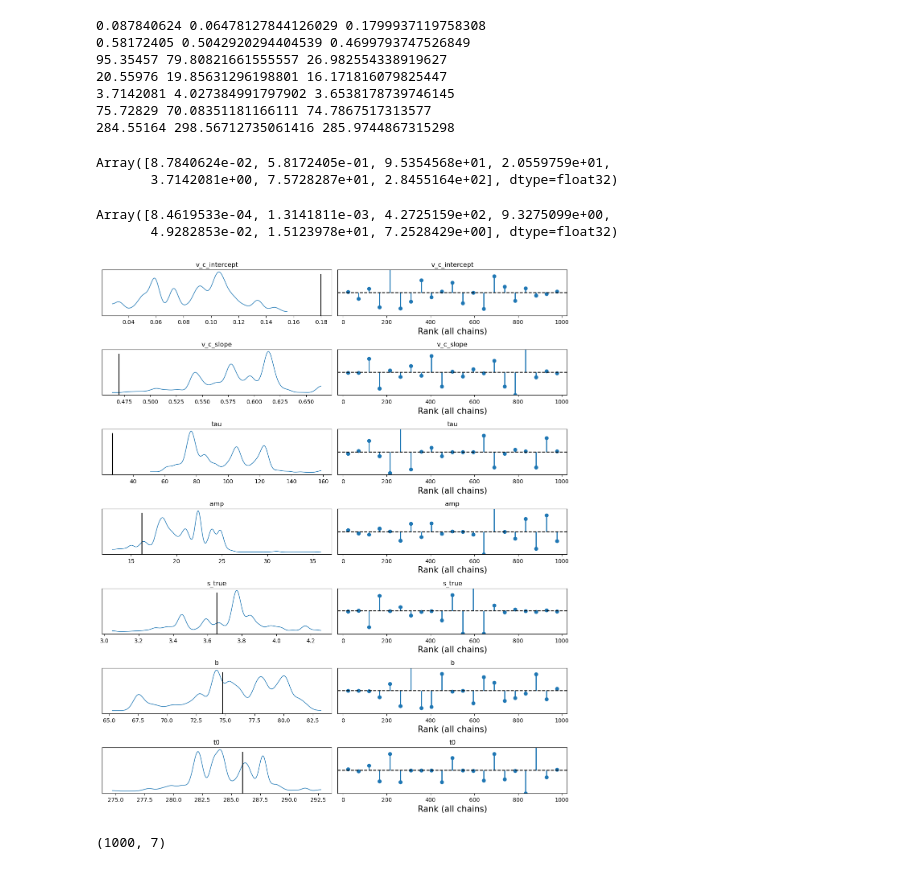
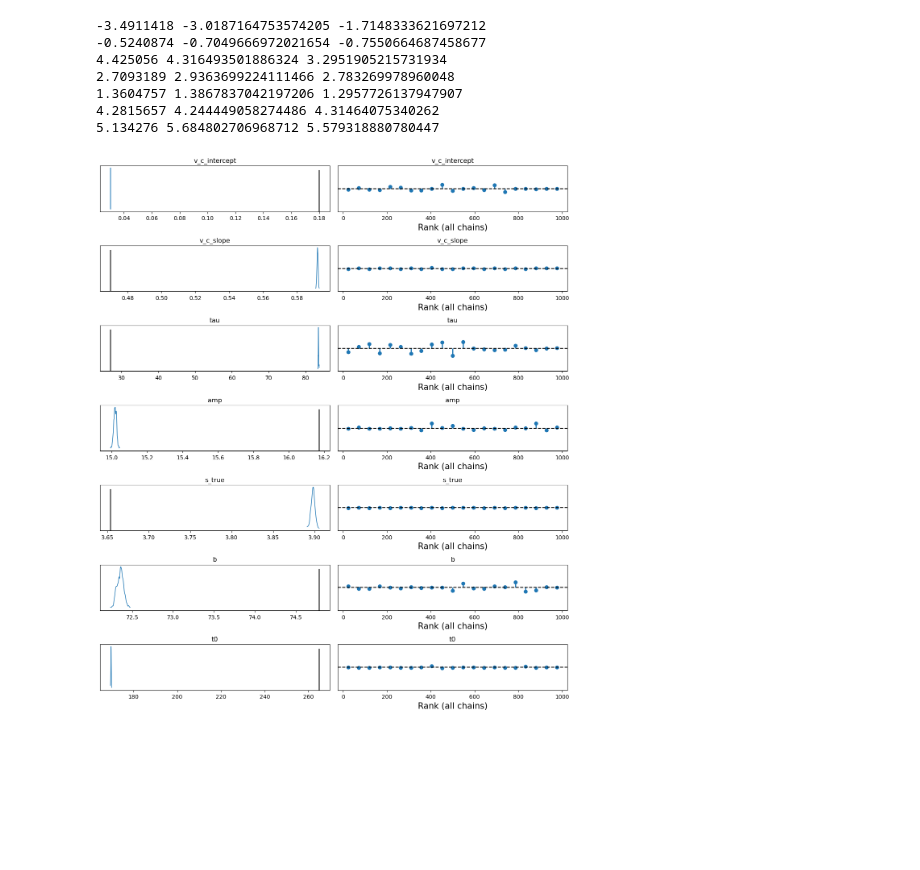
Before and after one commit to maltelueken/neural-race-model-estimation, a Jupyter notebook: nle_rdmc_sbc.ipynb, the cells around one changed output. Saved outputs shown, nothing was run; the diff lists cells and outputs as text; code cells hidden in the pictures; blank space fills up the shorter version.

```diff
--- a/nle_rdmc_sbc.ipynb
+++ b/nle_rdmc_sbc.ipynb
@@ -165,11 +189,9 @@ rng_key, warmup_key = jax.random.split(rng_key)
 
 init_position = sample_prior_particles(1, seed=2025)
 
-kernel_fun = blackjax.hmc
-
 kernel, last_state, warmup_parameters = warmup(
     kernel_fun,
-    model_nle(test_data, approximator),
+    ll_fun,
     init_position,
     500,
     warmup_key,
@@ -199,5 +222,8 @@ warmup_parameters
  'num_integration_steps': 100}
 # %%
+import blackjax.smc.resampling as resampling
+from blackjax.smc import extend_params
+
 hmc_parameters = dict(
     step_size=1e-2, inverse_mass_matrix=inv_mass_matrix, num_integration_steps=100
 )
@@ -207,7 +233,7 @@ tempered = blackjax.adaptive_tempered_smc(
     model_nle(test_data, approximator),
     kernel_fun.build_kernel(),
     kernel_fun.init,
-    extend_params(hmc_parameters),
+    extend_params(warmup_parameters),
     resampling.systematic,
     0.5,
     num_mcmc_steps=1,
@@ -217,6 +243,12 @@ rng_key, init_key, sample_key = jax.random.split(rng_key, 3)
 initial_smc_state = sample_prior_particles(n_samples, seed=2025)
 initial_smc_state = tempered.init(initial_smc_state)
 
-n_iter, smc_samples = smc_inference_loop(sample_key, tempered.step, initial_smc_state)
+num_chains = 1
+
+sample_keys = jax.random.split(sample_key, num_chains)
+
+# initial_smc_states = tempered.init([sample_prior_particles(n_samples, i) for i in np.arange(num_chains)])
+
+n_iter, smc_samples, smc_history = jax.vmap(smc_inference_loop, in_axes=(0, None, None))(sample_keys, tempered.step, initial_smc_state)
 print("Number of steps in the adaptive algorithm: ", n_iter.item())
 # %% [output]
@@ -223,0 +262,12 @@ Number of steps in the adaptive algorithm:  28
+# %%
+smc_history = jax.tree.map(lambda h: h[:, : n_iter[0] + 1], smc_history)
+# %%
+idata = az.from_dict(
+    posterior={k: v
+               for k, v in zip(param_names, np.moveaxis(smc_history.particles[0], (2, 0, 1), (0, 1, 2)))},)
+ax = az.plot_trace(idata, compact=True, kind="rank_vlines")
+
+for i, p in enumerate(np.log(prior_draws)):
+    ax[i, 0].axvline(p, 0, 0.9, color="k")
+
+plt.tight_layout()
@@ -224,44 +276,27 @@ Number of steps in the adaptive algorithm:  28
 # %%
-for p1, p2, p3 in zip(smc_samples.particles.mean(axis=0), initial_smc_state.particles.mean(axis=0), prior_draws):
+for p1, p2, p3 in zip(smc_samples.particles.mean(axis=(0, 1)), initial_smc_state.particles.mean(axis=0), np.log(prior_draws)):
     print(p1, p2, p3)
 # %% [output]
-0.087840624 0.06478127844126029 0.1799937119758308
-0.58172405 0.5042920294404539 0.4699793747526849
-95.35457 79.80821661555557 26.982554338919627
-20.55976 19.85631296198801 16.171816079825447
-3.7142081 4.027384991797902 3.6538178739746145
-75.72829 70.08351181166111 74.7867517313577
-284.55164 298.56712735061416 285.9744867315298
+-3.4911418 -3.0187164753574205 -1.7148333621697212
+-0.5240874 -0.7049666972021654 -0.7550664687458677
+4.425056 4.316493501886324 3.2951905215731934
+2.7093189 2.9363699224111466 2.783269978960048
+1.3604757 1.3867837042197206 1.2957726137947907
+4.2815657 4.244449058274486 4.31464075340262
+5.134276 5.684802706968712 5.579318880780447
-# %%
-smc_samples.particles.mean(axis=0)
-# %% [output]
-Array([8.7840624e-02, 5.8172405e-01, 9.5354568e+01, 2.0559759e+01,
-       3.7142081e+00, 7.5728287e+01, 2.8455164e+02], dtype=float32)
-# %%
-smc_samples.particles.var(axis=0)
-# %% [output]
-Array([8.4619533e-04, 1.3141811e-03, 4.2725159e+02, 9.3275099e+00,
-       4.9282853e-02, 1.5123978e+01, 7.2528429e+00], dtype=float32)
 # %%
-import matplotlib.pyplot as plt
-import arviz as az
-
 reference_values = {
     key: val for key, val in zip(param_names, prior_draws)
 }
 
 idata = az.from_dict(
     posterior={k: v
-               for k, v in zip(param_names, smc_samples.particles.T)},)
+               for k, v in zip(param_names, np.moveaxis(np.exp(smc_samples.particles), (2, 0, 1), (0, 1, 2)))},)
 ax = az.plot_trace(idata, compact=True, kind="rank_vlines")
 
 for i, p in enumerate(prior_draws):
     ax[i, 0].axvline(p, 0, 0.9, color="k")
 
 plt.tight_layout()
 # %% [output]
-[figure, old version]
+[figure, new version]
-# %%
-smc_samples.particles.shape
-# %% [output]
-(1000, 7)
```
Also changed, not shown: parts of 24 cells of this notebook, 6 other files.
